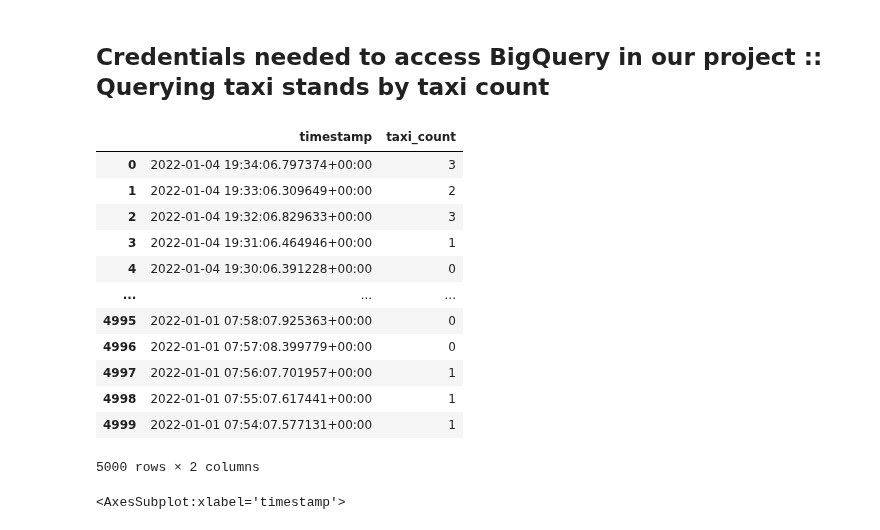
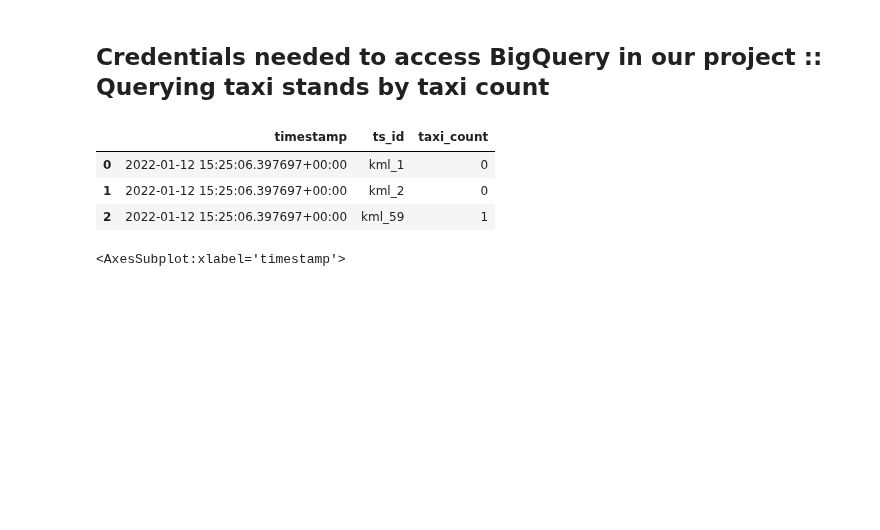
Before and after one commit to alealejandro1/taxi_compass, a Jupyter notebook: notebooks/Alejandro_taxi_compass.ipynb, the cells around one changed output. Cells and saved outputs as stored; diff of their text form; code cells hidden in the pictures; blank space fills up the shorter version.

```diff
--- a/notebooks/Alejandro_taxi_compass.ipynb
+++ b/notebooks/Alejandro_taxi_compass.ipynb
@@ -698,6 +698,7 @@ os.environ['GOOGLE_APPLICATION_CREDENTIALS'] = bq_key_path
 bigquery_client = bigquery.Client(project='taxi-compass-lewagon')
 # %%
 ts_id = '"kml_59"'
+ts_id_list = ("kml_1","kml_2","kml_59")
 QUERY = f"""
 SELECT *
 FROM `taxi-compass-lewagon.api_dataset.h_taxi_stand_taxi_count`
@@ -714,28 +715,27 @@ ORDER BY timestamp DESC
 LIMIT 5000
 """
 
+QUERY_TS_LIST =f"""
+SELECT timestamp, ts_id, taxi_count
+FROM `taxi-compass-lewagon.api_dataset.h_taxi_stand_taxi_count`
+WHERE ts_id in {ts_id_list}
+ORDER BY timestamp DESC
+LIMIT {len(ts_id_list)}
+"""
+
 # SELECT timestamp, taxi_count
 # WHERE ts_id = {ts_id}
 # %%
 # query_job = bigquery_client.query(QUERY)
-query_job = bigquery_client.query(QUERY_TS)
+query_job = bigquery_client.query(QUERY_TS_LIST)
 
 query_df = query_job.to_dataframe()
 query_df
 # %% [output]
-|  | timestamp | taxi_count |
-| 0 | 2022-01-04 19:34:06.797374+00:00 | 3 |
-| 1 | 2022-01-04 19:33:06.309649+00:00 | 2 |
-| 2 | 2022-01-04 19:32:06.829633+00:00 | 3 |
-| 3 | 2022-01-04 19:31:06.464946+00:00 | 1 |
-| 4 | 2022-01-04 19:30:06.391228+00:00 | 0 |
-| ... | ... | ... |
-| 4995 | 2022-01-01 07:58:07.925363+00:00 | 0 |
-| 4996 | 2022-01-01 07:57:08.399779+00:00 | 0 |
-| 4997 | 2022-01-01 07:56:07.701957+00:00 | 1 |
-| 4998 | 2022-01-01 07:55:07.617441+00:00 | 1 |
-| 4999 | 2022-01-01 07:54:07.577131+00:00 | 1 |
+|  | timestamp | ts_id | taxi_count |
+| 0 | 2022-01-12 15:25:06.397697+00:00 | kml_1 | 0 |
+| 1 | 2022-01-12 15:25:06.397697+00:00 | kml_2 | 0 |
+| 2 | 2022-01-12 15:25:06.397697+00:00 | kml_59 | 1 |
-5000 rows × 2 columns
 # %%
 query_df.set_index(query_df['timestamp'])['taxi_count'].plot(figsize=(16,6))
 # %% [output]
```
Also changed, not shown: parts of 2 cells of this notebook, 3 other files.
